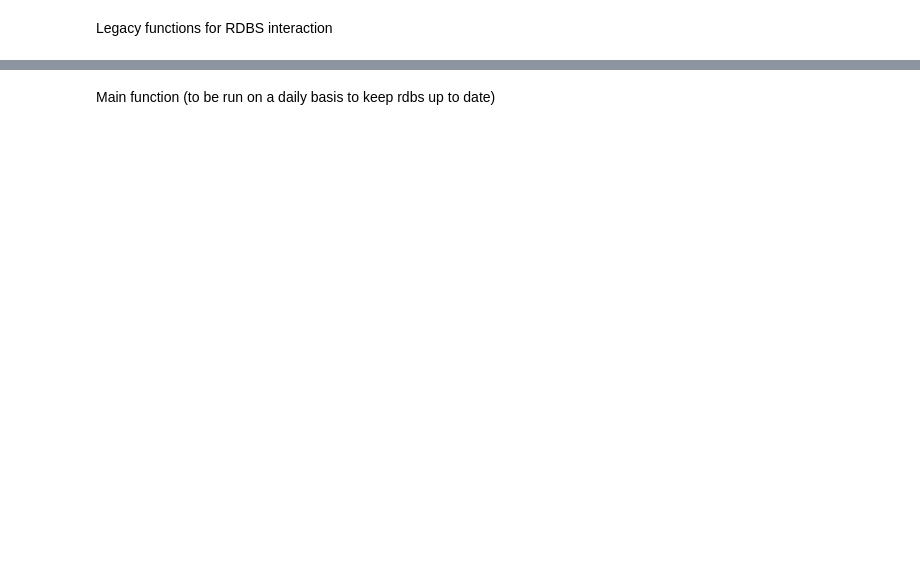
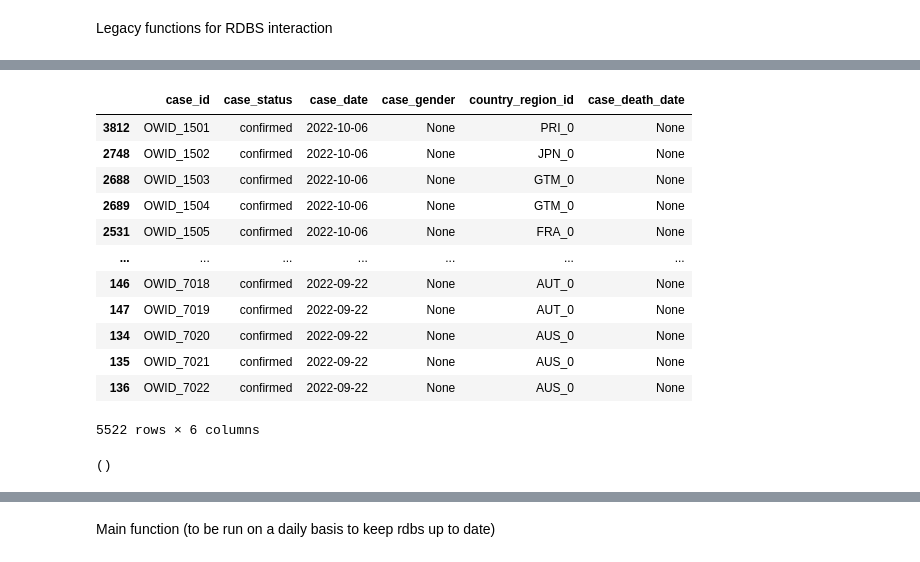
Before and after one commit to kinoshita197083/Grad-Project-React, a Jupyter notebook: dataset_content/depreciated mpx data (sql tables)/update_rdbs_function.ipynb, the cells around one changed output, grey strips where cells are left out. Drawn from its saved outputs; the diff is of its cells as text; code cells hidden in the pictures; blank space fills up the shorter version.

```diff
--- a/dataset_content/depreciated mpx data (sql tables)/update_rdbs_function.ipynb
+++ b/dataset_content/depreciated mpx data (sql tables)/update_rdbs_function.ipynb
@@ -130,0 +334,16 @@ def update_case(df):
+# %%
+update_df
+# %% [output]
+|  | case_id | case_status | case_date | case_gender | country_region_id | case_death_date |
+| 3812 | OWID_1501 | confirmed | 2022-10-06 | None | PRI_0 | None |
+| 2748 | OWID_1502 | confirmed | 2022-10-06 | None | JPN_0 | None |
+| 2688 | OWID_1503 | confirmed | 2022-10-06 | None | GTM_0 | None |
+| 2689 | OWID_1504 | confirmed | 2022-10-06 | None | GTM_0 | None |
+| 2531 | OWID_1505 | confirmed | 2022-10-06 | None | FRA_0 | None |
+| ... | ... | ... | ... | ... | ... | ... |
+| 146 | OWID_7018 | confirmed | 2022-09-22 | None | AUT_0 | None |
+| 147 | OWID_7019 | confirmed | 2022-09-22 | None | AUT_0 | None |
+| 134 | OWID_7020 | confirmed | 2022-09-22 | None | AUS_0 | None |
+| 135 | OWID_7021 | confirmed | 2022-09-22 | None | AUS_0 | None |
+| 136 | OWID_7022 | confirmed | 2022-09-22 | None | AUS_0 | None |
+5522 rows × 6 columns
@@ -130,0 +359,4 @@ def update_case(df):
+# %%
+query("DELETE FROM `case` WHERE case_id LIKE 'OWID%'")
+# %% [output]
+()
```
Also changed, not shown: parts of 27 cells of this notebook, 1 other file.
